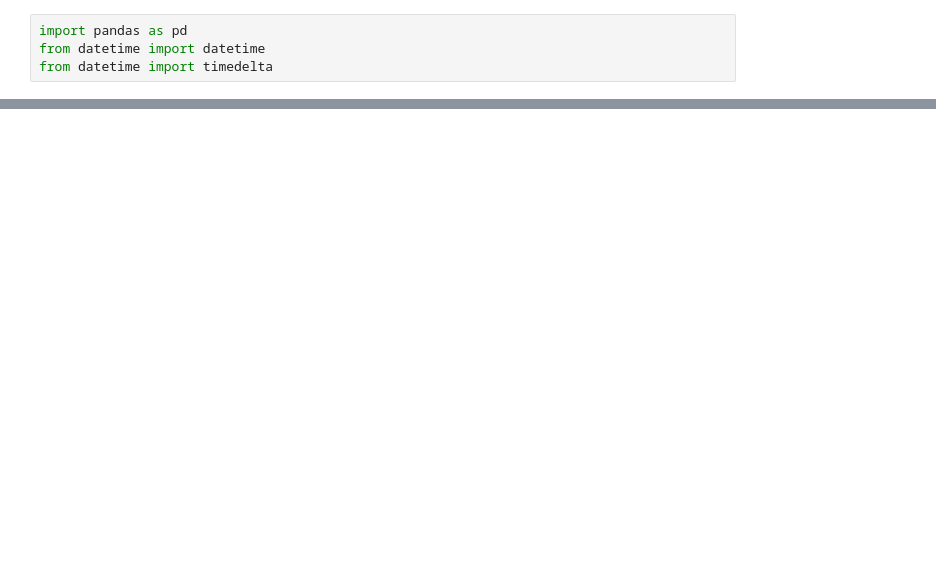
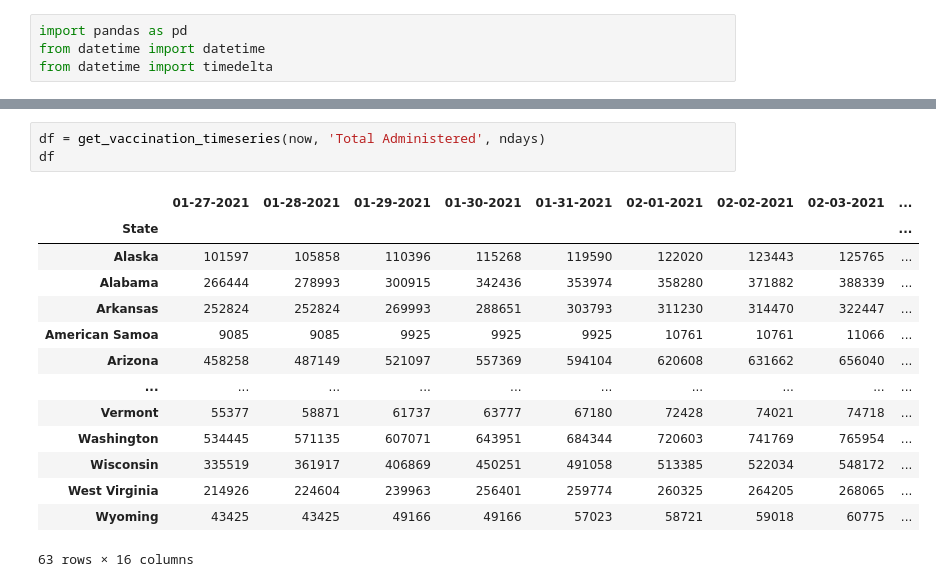
Before and after one commit to jmocay/Notebooks, a Jupyter notebook: covid19_vaccination.ipynb, the cells around one changed output, grey strips where cells are left out. Cells and saved outputs as stored; diff of their text form; blank space fills up the shorter version.

```diff
--- a/covid19_vaccination.ipynb
+++ b/covid19_vaccination.ipynb
@@ -65,0 +93,18 @@ df
+# %%
+df = get_vaccination_timeseries(now, 'Total Administered', ndays)
+df
+# %% [output]
+|  | 01-27-2021 | 01-28-2021 | 01-29-2021 | 01-30-2021 | 01-31-2021 | 02-01-2021 | 02-02-2021 | 02-03-2021 | ... |
+| State |  |  |  |  |  |  |  |  | ... |
+| Alaska | 101597 | 105858 | 110396 | 115268 | 119590 | 122020 | 123443 | 125765 | ... |
+| Alabama | 266444 | 278993 | 300915 | 342436 | 353974 | 358280 | 371882 | 388339 | ... |
+| Arkansas | 252824 | 252824 | 269993 | 288651 | 303793 | 311230 | 314470 | 322447 | ... |
+| American Samoa | 9085 | 9085 | 9925 | 9925 | 9925 | 10761 | 10761 | 11066 | ... |
+| Arizona | 458258 | 487149 | 521097 | 557369 | 594104 | 620608 | 631662 | 656040 | ... |
+| ... | ... | ... | ... | ... | ... | ... | ... | ... | ... |
+| Vermont | 55377 | 58871 | 61737 | 63777 | 67180 | 72428 | 74021 | 74718 | ... |
+| Washington | 534445 | 571135 | 607071 | 643951 | 684344 | 720603 | 741769 | 765954 | ... |
+| Wisconsin | 335519 | 361917 | 406869 | 450251 | 491058 | 513385 | 522034 | 548172 | ... |
+| West Virginia | 214926 | 224604 | 239963 | 256401 | 259774 | 260325 | 264205 | 268065 | ... |
+| Wyoming | 43425 | 43425 | 49166 | 49166 | 57023 | 58721 | 59018 | 60775 | ... |
+63 rows × 16 columns
```
Also changed, not shown: parts of 14 cells of this notebook, 10 other files.
